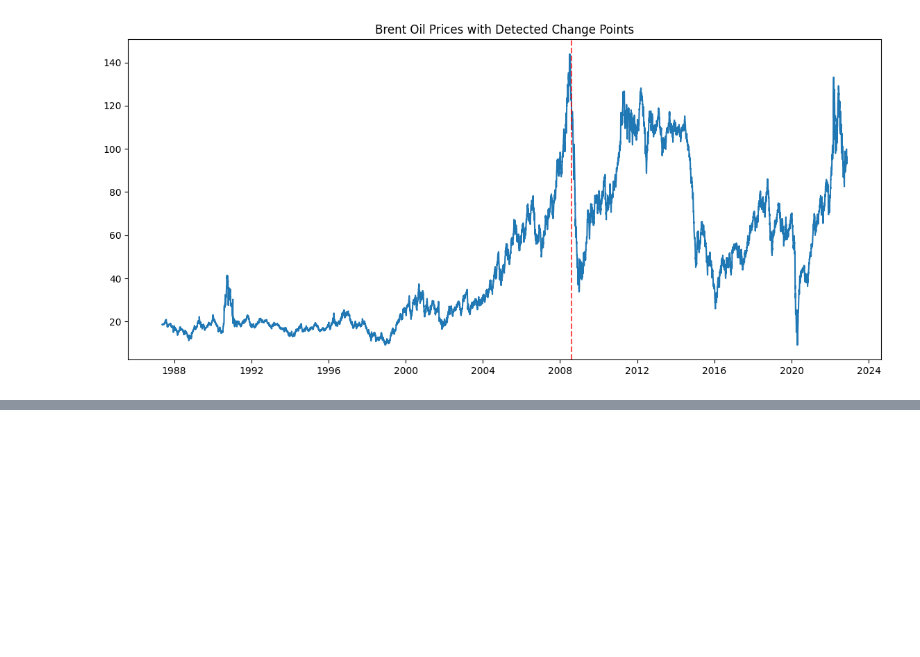
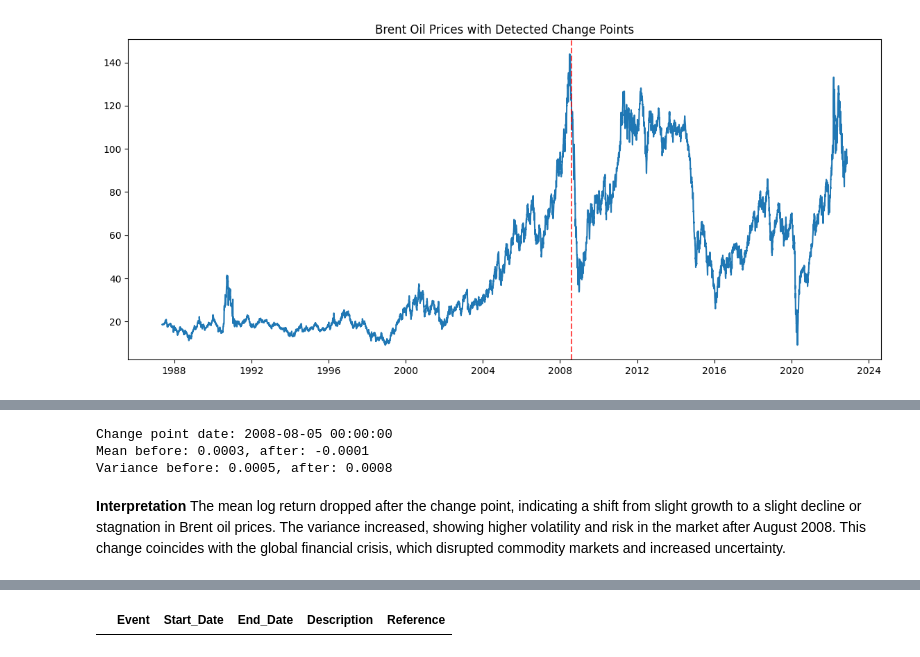
Before and after one commit to chalasimon/Oil-Price-Analysis, a Jupyter notebook: notebook/bayesian_analysis.ipynb, the cells around one changed output, grey strips where cells are left out. Saved outputs shown, nothing was run; the diff lists cells and outputs as text; code cells hidden in the pictures; blank space fills up the shorter version.

```diff
--- a/notebook/bayesian_analysis.ipynb
+++ b/notebook/bayesian_analysis.ipynb
@@ -207,0 +257,31 @@ Next steps include:
+# %%
+# Quantify Impact of Change Point
+import numpy as np
+change_date = change_dates.iloc[0]
+change_idx = oil_data_cleaned['Date'].searchsorted(change_date)
+before = log_returns[:change_idx]
+after = log_returns[change_idx:]
+mean_before = np.mean(before)
+mean_after = np.mean(after)
+var_before = np.var(before)
+var_after = np.var(after)
+print(f"Change point date: {change_date}")
+print(f"Mean before: {mean_before:.4f}, after: {mean_after:.4f}")
+print(f"Variance before: {var_before:.4f}, after: {var_after:.4f}")
+# %% [output]
+Change point date: 2008-08-05 00:00:00
+Mean before: 0.0003, after: -0.0001
+Variance before: 0.0005, after: 0.0008
+# %% [markdown]
+**Interpretation**
+The mean log return dropped after the change point, indicating a shift from slight growth to a slight decline or stagnation in Brent oil prices.
+The variance increased, showing higher volatility and risk in the market after August 2008.
+This change coincides with the global financial crisis, which disrupted commodity markets and increased uncertainty.
+# %%
+# Find events within ±30 days of the change point date
+import pandas as pd
+window = pd.Timedelta(days=30)
+nearby_events = event_data_cleaned[(event_data_cleaned['Start_Date'] <= change_date + window) & (event_data_cleaned['End_Date'] >= change_date - window)]
+print(f"Events within ±30 days of change point ({change_date}):")
+display(nearby_events)
+# %% [output]
@@ -207,0 +289 @@ Next steps include:
+|  | Event | Start_Date | End_Date | Description | Reference |
```
Also changed, not shown: parts of 8 cells of this notebook.
